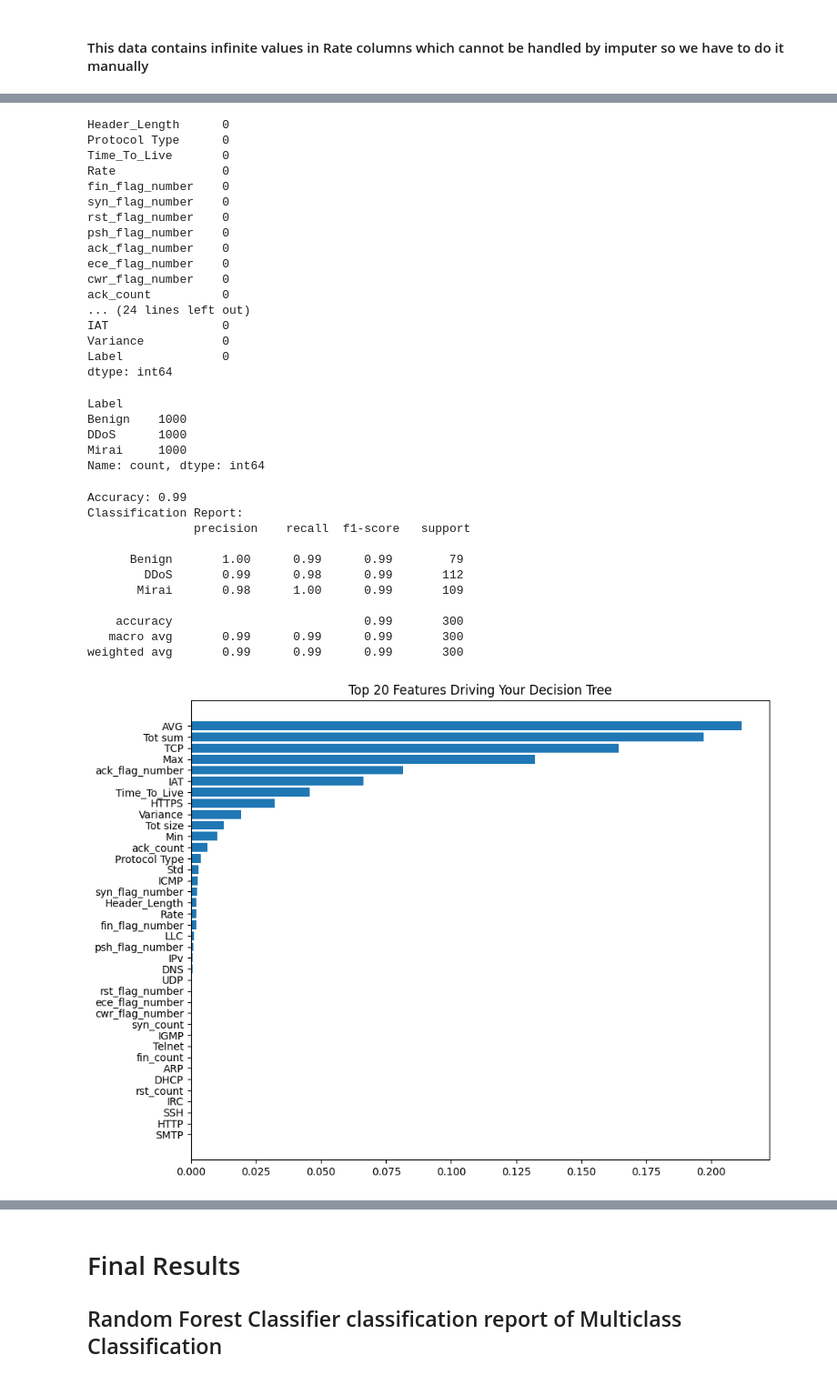
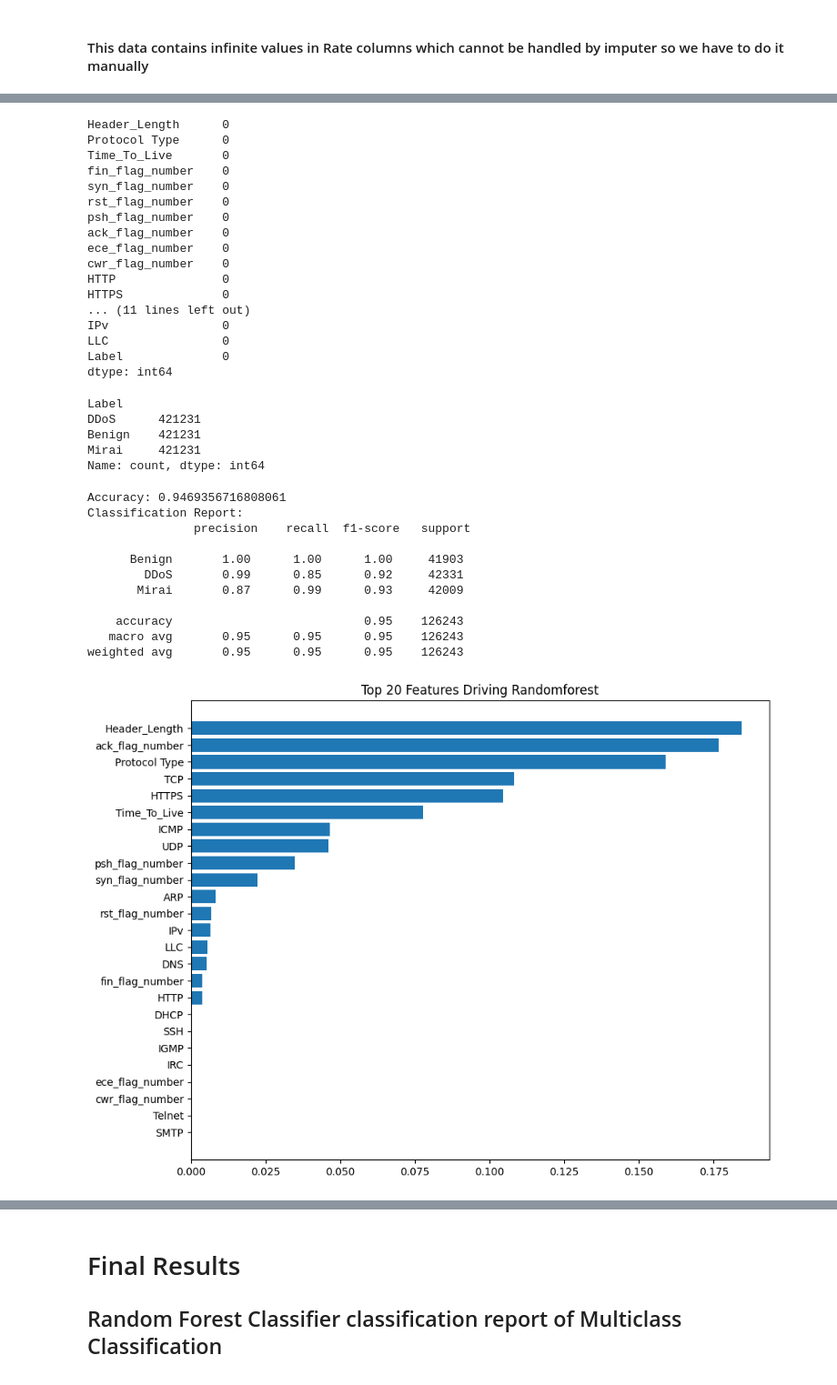
Before and after one commit to RaeesRaqeeb/An-Enhanced-CNN-LSTM-Method-for-Real-Time-Edge-Intrusion-Detection-and-a-Realistic-Deployment-Model, a Jupyter notebook: fog-computing-intrusion-detection/notebooks/ML_Model_testing/RFC_3_classes.ipynb, the cells around one changed output, grey strips where cells are left out. Shown: that part at 91% size. Drawn from its saved outputs; the diff is of its cells as text; code cells hidden in the pictures.

Commit message:
Kaggle Notebook | RandomForestClassifier_on_CICIoT_2023 | Version 4

```diff
--- a/fog-computing-intrusion-detection/notebooks/ML_Model_testing/RFC_3_classes.ipynb
+++ b/fog-computing-intrusion-detection/notebooks/ML_Model_testing/RFC_3_classes.ipynb
@@ -21,6 +21,8 @@ df_multi_class=pd.read_csv("/kaggle/input/top-5-classes/CICIoT_2023_5_big_classe
 # df=pd.DataFrame(df_binary.copy())
 
 df=pd.DataFrame(df_multi_class)
+df=df.drop(columns=['Unnamed: 0','Number','Tot sum', 'Min', 'Max', 'AVG', 'Std', 'Tot size', 'IAT',
+    'Number', 'Variance', 'Rate','ack_count', 'syn_count', 'fin_count', 'rst_count'],axis=1)
 df=df.sample(frac=1,random_state=42)
 # target_values=['MIRAI','Normal','DDOS','SPOOFING']
 target_values=["DDoS","Mirai","Benign"]
@@ -41,10 +41,10 @@ Index(['Unnamed: 0', 'Header_Length', 'Protocol Type', 'Time_To_Live', 'Rate',
       dtype='object')
 # %%
 # df=df.drop(columns=['Unnamed: 0',"Number","Unnamed: 0.1"])
-df=df.drop(columns=['Unnamed: 0',"Number"])
+# df=df.drop(columns=['Unnamed: 0',"Number"])
 
 df=df.replace(np.inf,np.nan)
-np.isinf(df['Rate']).value_counts()
+# np.isinf(df['Rate']).value_counts()
 df.isnull().sum()
 df=df.dropna()
 # %%
@@ -54,7 +54,6 @@ df.isnull().sum()
 Header_Length      0
 Protocol Type      0
 Time_To_Live       0
-Rate               0
 fin_flag_number    0
 syn_flag_number    0
 rst_flag_number    0
@@ -62,10 +61,11 @@ psh_flag_number    0
 ack_flag_number    0
 ece_flag_number    0
 cwr_flag_number    0
-ack_count          0
-... (24 lines left out)
-IAT                0
-Variance           0
+HTTP               0
+HTTPS              0
+... (11 lines left out)
+IPv                0
+LLC                0
 Label              0
 dtype: int64
 # %%
@@ -73,13 +73,13 @@ dtype: int64
 df=df.sample(frac=1,random_state=42).reset_index(drop=True)
 # %%
 from sklearn.preprocessing import LabelEncoder
-df=df.groupby("Label").sample(n=1000,random_state=42).reset_index(drop=True)
+# df=df.groupby("Label").sample(n=1000,random_state=42).reset_index(drop=True)
 print(df['Label'].value_counts())
 X=df.drop('Label',axis=1)
 y=df['Label']
 ST=StandardScaler()
 LE=LabelEncoder()
-X_encoded=ST.fit_transform(X)
+# X_encoded=ST.fit_transform(X)
 y_encoded=LE.fit_transform(y)
 # 1. First Split: Separate the Final Test Set (10%)
 # This X_test is your "Unseen Data" for the final report
@@ -98,9 +98,9 @@ X_train, X_val, y_train, y_val = train_test_split(X_temp, y_temp, test_size=0.11
 # y_test_encoded=LE.transform(y_val)
 # %% [output]
 Label
-Benign    1000
-DDoS      1000
-Mirai     1000
+DDoS      421231
+Benign    421231
+Mirai     421231
 Name: count, dtype: int64
 # %%
 
@@ -111,10 +111,10 @@ Name: count, dtype: int64
 
 # RF=RandomForestClassifier(max_depth=30,min_samples_split=5,n_estimators=50,random_state=42)
 RF=RandomForestClassifier(
-    n_estimators=5,           # Increased from 50
+    n_estimators=50,           # Increased from 50
     criterion='entropy',        # Changed from 'gini'
-    max_depth=5,             # Allow full growth (or try 40+)
-    min_samples_split=2,        # Allow finer splits
+    max_depth=50,             # Allow full growth (or try 40+)
+    min_samples_split=10,        # Allow finer splits
     # min_samples_leaf=5,         # Capture specific patterns
     # class_weight='balanced_subsample', # Helps with "hard" classes even if count is equal
     random_state=42,
@@ -128,40 +128,40 @@ y_val_back=LE.inverse_transform(y_val)
 
 print("Classification Report:\n",classification_report(y_val_back,y_pred_back))
 # %% [output]
-Accuracy: 0.99
+Accuracy: 0.9469356716808061
 Classification Report:
                precision    recall  f1-score   support
 
-      Benign       1.00      0.99      0.99        79
-        DDoS       0.99      0.98      0.99       112
-       Mirai       0.98      1.00      0.99       109
+      Benign       1.00      1.00      1.00     41903
+        DDoS       0.99      0.85      0.92     42331
+       Mirai       0.87      0.99      0.93     42009
 
-    accuracy                           0.99       300
-   macro avg       0.99      0.99      0.99       300
-weighted avg       0.99      0.99      0.99       300
+    accuracy                           0.95    126243
+   macro avg       0.95      0.95      0.95    126243
+weighted avg       0.95      0.95      0.95    126243
 # %%
 import pandas as pd
 import joblib
 import matplotlib.pyplot as plt
 
 # Load your trained model
 # clf = joblib.load("decision_tree_model.joblib")
 
 # Get feature importances
 importances = RF.feature_importances_
 feature_names = X_train.columns # Make sure X_train is a DataFrame, not numpy array
 
 # Sort and Plot
 feature_imp_df = pd.DataFrame({'Feature': feature_names, 'Importance': importances})
 feature_imp_df = feature_imp_df.sort_values(by='Importance', ascending=False)
 
 plt.figure(figsize=(10, 8))
 plt.barh(feature_imp_df['Feature'][:42], feature_imp_df['Importance'][:42])
 plt.gca().invert_yaxis()
-plt.title("Top 20 Features Driving Your Decision Tree")
+plt.title("Top 20 Features Driving Randomforest")
 plt.show()
 # %% [output]
-[figure, old version]
+[figure, new version]
 # %%
 train_preds=RF.predict(X_train)
 test_preds=RF.predict(X_test)
```
Also changed, not shown: parts of 8 cells of this notebook.
